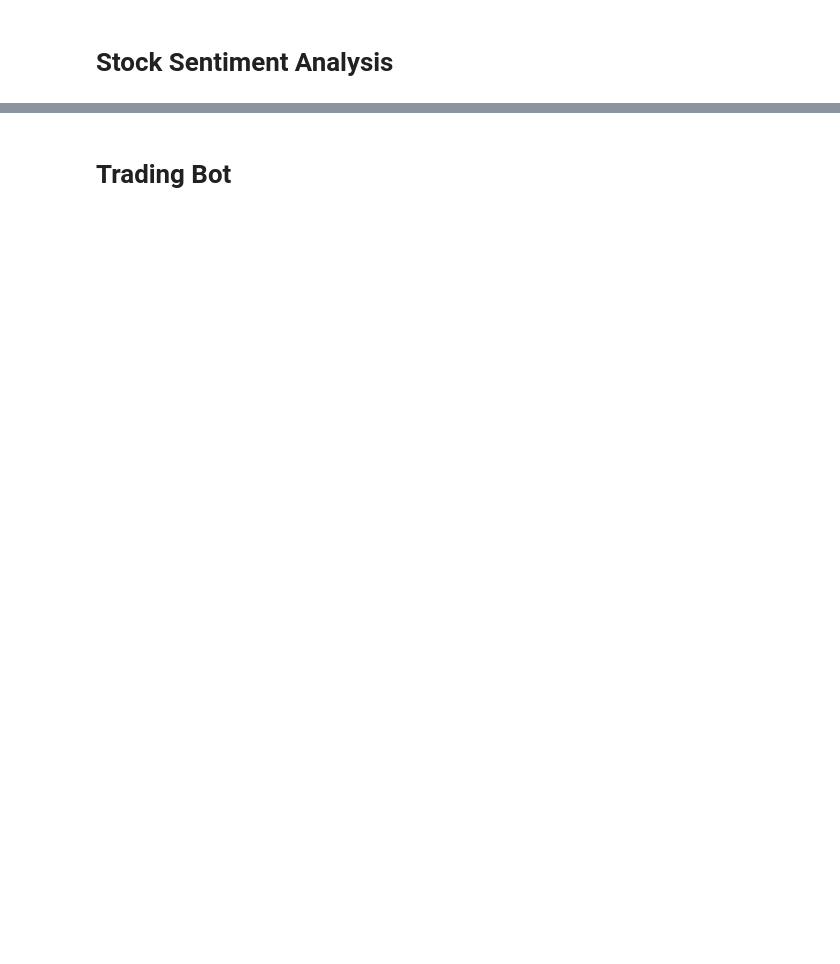
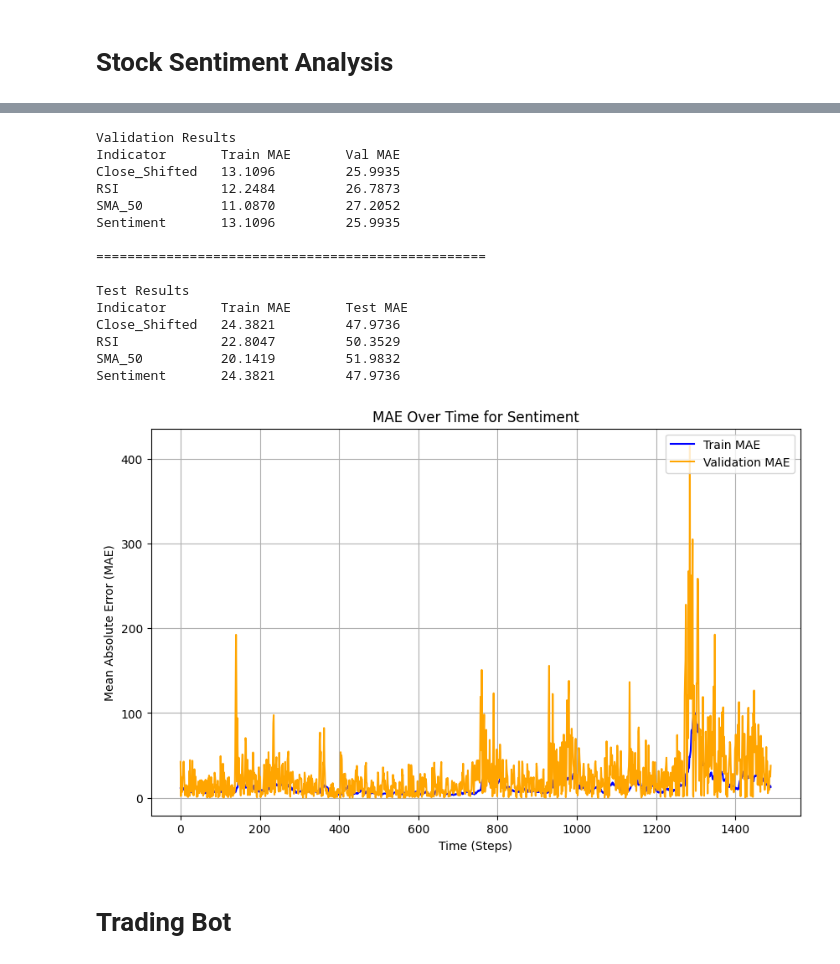
Before and after one commit to tashatrbl/COMP3071-Designing-Intelligent-Agent-Coursework, a Jupyter notebook: TradingBot.ipynb, the cells around one changed output, grey strips where cells are left out. Cells and saved outputs as stored; diff of their text form; code cells hidden in the pictures; blank space fills up the shorter version.

```diff
--- a/TradingBot.ipynb
+++ b/TradingBot.ipynb
@@ -381,41 +583,58 @@ test_results = rolling_prediction(df_test_norm, window_size=20, indicators=indic
 # %%
-# Results reporting
+# Results reporting for top_3_indicators and Sentiment
 print("Validation Results")
 print("Indicator\tTrain MAE\tVal MAE")
-for indicator in indicators[:-1]:
+for indicator in selected_indicators:
     avg_train_mae = np.mean(val_results[indicator]['train_mae'])
     avg_val_mae = np.mean(val_results[indicator]['daily_mae'])
     print(f"{indicator:15s}\t{avg_train_mae:.4f}\t\t{avg_val_mae:.4f}")
 
 print("\n" + "="*50 + "\n")
 
 print("Test Results")
 print("Indicator\tTrain MAE\tTest MAE")
-for indicator in indicators[:-1]:
+for indicator in selected_indicators:
     avg_train_mae = np.mean(test_results[indicator]['train_mae'])
     avg_test_mae = np.mean(test_results[indicator]['daily_mae'])
     print(f"{indicator:15s}\t{avg_train_mae:.4f}\t\t{avg_test_mae:.4f}")
 
-    # Plotting MAE over time (for each indicator)
-    plt.figure(figsize=(10, 6))
+# Plotting MAE over time (for each indicator and sentiment)
+plt.figure(figsize=(10, 6))
 
-    # Plot training MAE over time
-    plt.plot(val_results[indicator]['train_mae'], label="Train MAE", color='blue', linestyle='-')
+# Plot training MAE over time
+plt.plot(val_results[indicator]['train_mae'], label="Train MAE", color='blue', linestyle='-')
 
-    # Plot validation MAE over time
-    plt.plot(val_results[indicator]['daily_mae'], label="Validation MAE", color='orange', linestyle='-')
+# Plot validation MAE over time
+plt.plot(val_results[indicator]['daily_mae'], label="Validation MAE", color='orange', linestyle='-')
 
-    # Adding titles and labels
-    plt.title(f'MAE Over Time for {indicator}')
-    plt.xlabel('Time (Steps)')
-    plt.ylabel('Mean Absolute Error (MAE)')
-    plt.legend(loc='upper right')
+# Adding titles and labels
+plt.title(f'MAE Over Time for {indicator}')
+plt.xlabel('Time (Steps)')
+plt.ylabel('Mean Absolute Error (MAE)')
+plt.legend(loc='upper right')
 
-    # Show grid for better readability
-    plt.grid(True)
+# Show grid for better readability
+plt.grid(True)
 
-    # Show the plot
-    plt.show()
+# Show the plot
+plt.show()
+# %% [output]
+Validation Results
+Indicator       Train MAE       Val MAE
+Close_Shifted   13.1096         25.9935
+RSI             12.2484         26.7873
+SMA_50          11.0870         27.2052
+Sentiment       13.1096         25.9935
+
+==================================================
+
+Test Results
+Indicator       Train MAE       Test MAE
+Close_Shifted   24.3821         47.9736
+RSI             22.8047         50.3529
+SMA_50          20.1419         51.9832
+Sentiment       24.3821         47.9736
+[figure, added]
 # %% [markdown]
 # Trading Bot
 # %%
```
Also changed, not shown: parts of 17 cells of this notebook.
